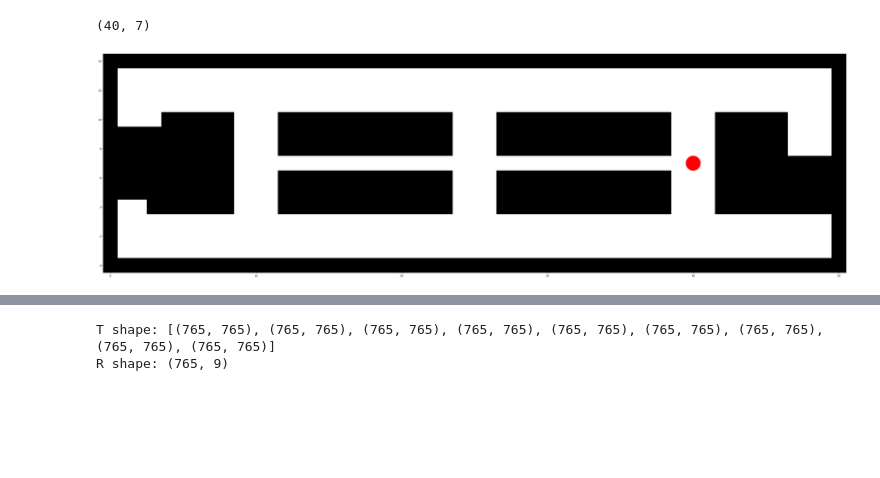
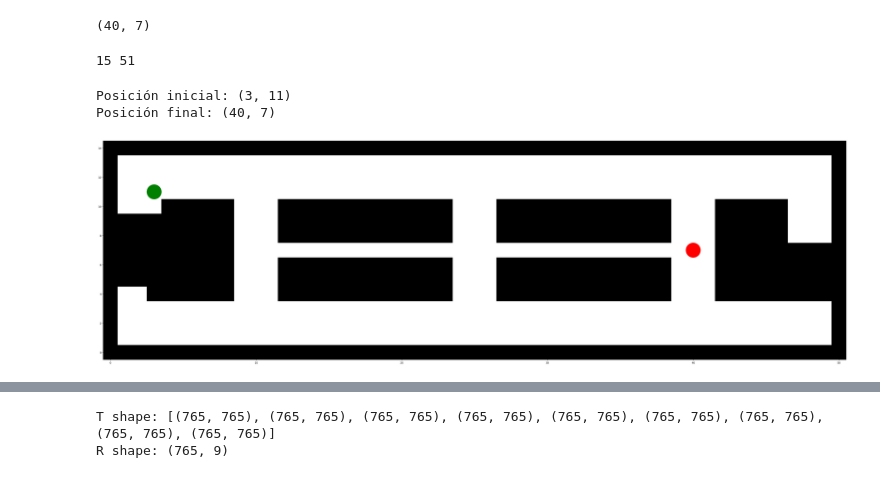
Before and after one commit to jormunrod/IA_RL_Project, a Jupyter notebook: Proyect.ipynb, the cells around one changed output, grey strips where cells are left out. Saved outputs shown, nothing was run; the diff lists cells and outputs as text; code cells hidden in the pictures; blank space fills up the shorter version.

```diff
--- a/Proyect.ipynb
+++ b/Proyect.ipynb
@@ -23,20 +23,41 @@ def lee_mapa(fichero):
     for linea in lineas:
         fila = [int(caracter) for caracter in linea.strip()]
         matriz.append(fila)
-    return np.array(matriz),(int(numeros[0]),int(numeros[1]))
+    return np.array(matriz).T,(int(numeros[0]),int(numeros[1]))
 
 mapa,destino = lee_mapa("map.txt")
 print(destino)
 # %% [output]
 (40, 7)
+# %%
+# Parámetros del entorno
+n,m = mapa.shape
+Perror = 0.1  # Probabilidad de error en el movimiento
+print(m,n)
+# %% [output]
+15 51
+# %%
+# Posiciones inicial y final
+Pinit = np.random.randint(n),np.random.randint(m)
+while mapa[Pinit] == 1 or Pinit == destino:
+    Pinit = np.random.randint(n),np.random.randint(m)
+Pend = (destino[0], destino[1])
+
+print("Posición inicial:", Pinit)
+print("Posición final:", Pend)
+# %% [output]
+Posición inicial: (3, 11)
+Posición final: (40, 7)
 # %%
 def visualiza_mapa():
-    plt.figure(figsize=(len(mapa[0]), len(mapa)))
-    plt.imshow(1-mapa, cmap='gray', interpolation='none')
-    plt.xlim(-0.5, len(mapa[0]) - 0.5)
-    plt.ylim(-0.5, len(mapa) - 0.5)
+    mapa_visual = np.copy(mapa).T
+    plt.figure(figsize=(len(mapa_visual[0]), len(mapa_visual)))
+    plt.imshow(1-mapa_visual, cmap='gray', interpolation='none')
+    plt.xlim(-0.5, len(mapa_visual[0]) - 0.5)
+    plt.ylim(-0.5, len(mapa_visual) - 0.5)
     plt.gca().add_patch(plt.Circle(destino,radius = 0.5,edgecolor = 'red', facecolor = 'red'))
+    plt.gca().add_patch(plt.Circle(Pinit,radius = 0.5,edgecolor = 'green', facecolor = 'green'))
 
 visualiza_mapa()
 # %% [output]
-[figure, old version]
+[figure, new version]
```
Also changed, not shown: parts of 4 cells of this notebook, 1 other file.
